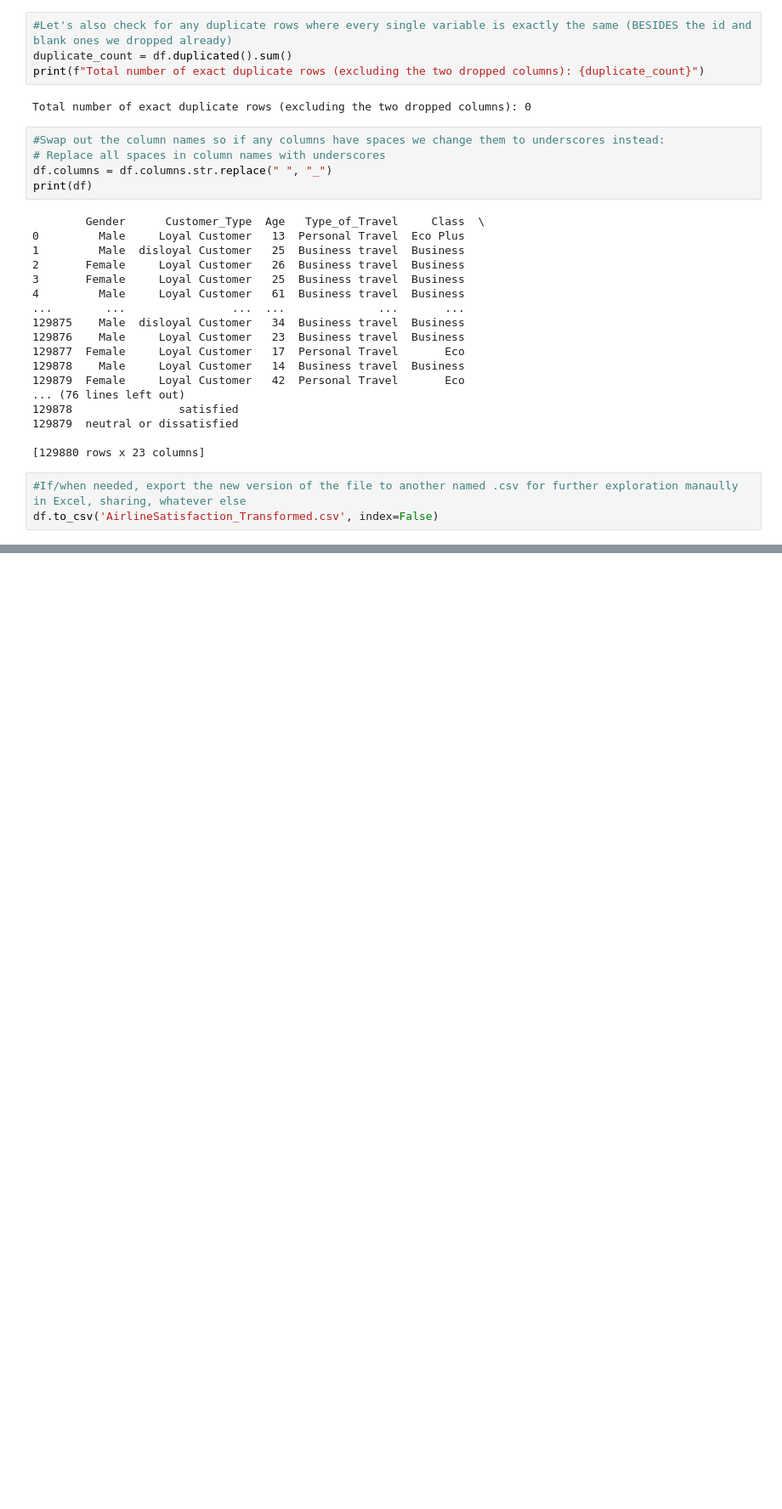
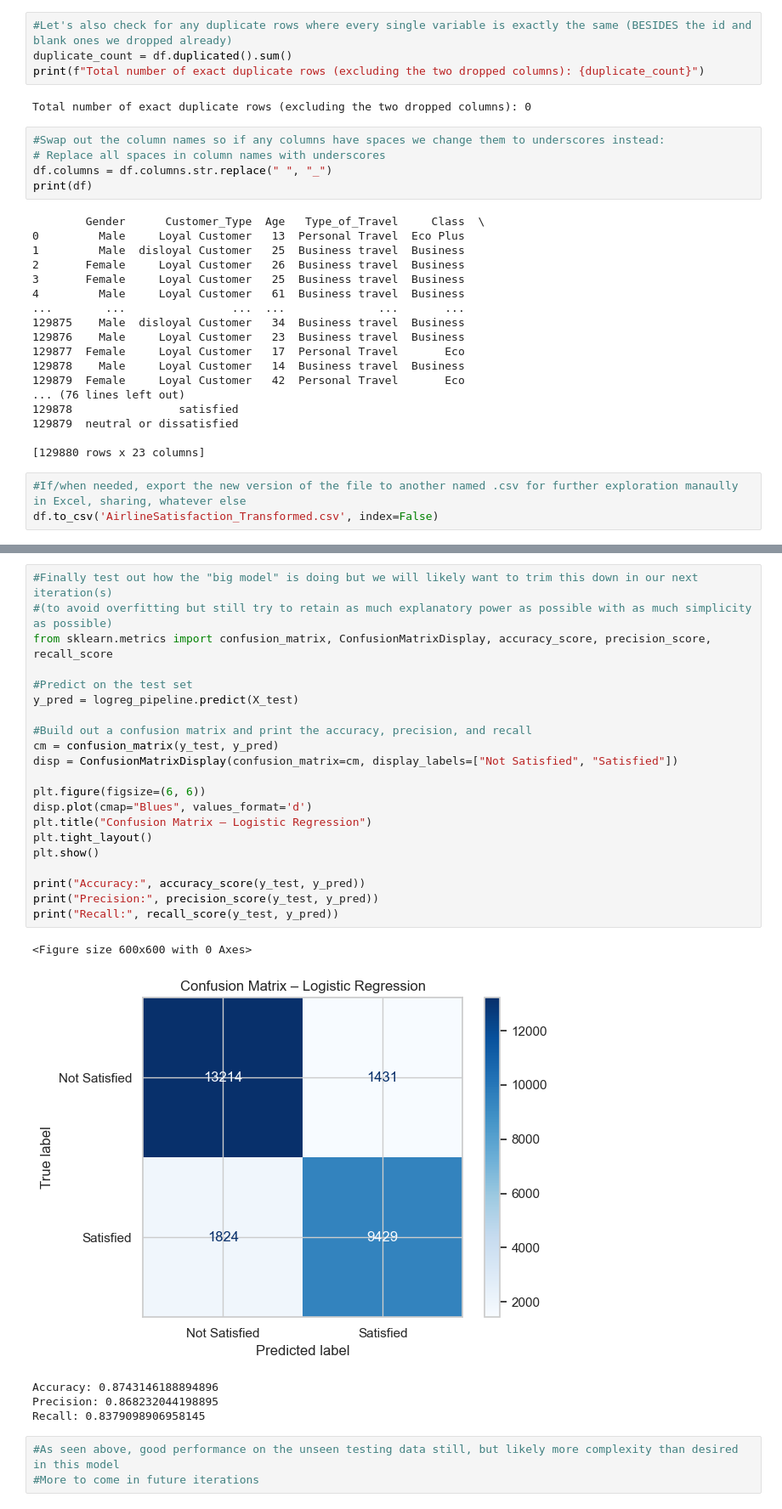
Before and after one commit to KcRyan7487/ANA500_MicroProject, a Jupyter notebook: AirlineSatisfaction.ipynb, the cells around one changed output, grey strips where cells are left out. Shown at 85% size. Drawn from its saved outputs; the diff is of its cells as text; blank space fills up the shorter version.

```diff
--- a/AirlineSatisfaction.ipynb
+++ b/AirlineSatisfaction.ipynb
@@ -94,0 +304,30 @@ df.to_csv('AirlineSatisfaction_Transformed.csv', index=False)
+# %%
+#Finally test out how the "big model" is doing but we will likely want to trim this down in our next iteration(s)
+#(to avoid overfitting but still try to retain as much explanatory power as possible with as much simplicity as possible)
+from sklearn.metrics import confusion_matrix, ConfusionMatrixDisplay, accuracy_score, precision_score, recall_score
+
+#Predict on the test set
+y_pred = logreg_pipeline.predict(X_test)
+
+#Build out a confusion matrix and print the accuracy, precision, and recall
+cm = confusion_matrix(y_test, y_pred)
+disp = ConfusionMatrixDisplay(confusion_matrix=cm, display_labels=["Not Satisfied", "Satisfied"])
+
+plt.figure(figsize=(6, 6))
+disp.plot(cmap="Blues", values_format='d')
+plt.title("Confusion Matrix – Logistic Regression")
+plt.tight_layout()
+plt.show()
+
+print("Accuracy:", accuracy_score(y_test, y_pred))
+print("Precision:", precision_score(y_test, y_pred))
+print("Recall:", recall_score(y_test, y_pred))
+# %% [output]
+<Figure size 600x600 with 0 Axes>
+[figure, added]
+Accuracy: 0.8743146188894896
+Precision: 0.868232044198895
+Recall: 0.8379098906958145
+# %%
+#As seen above, good performance on the unseen testing data still, but likely more complexity than desired in this model
+#More to come in future iterations
```
Also changed, not shown: parts of 5 cells of this notebook, 5 other files.
